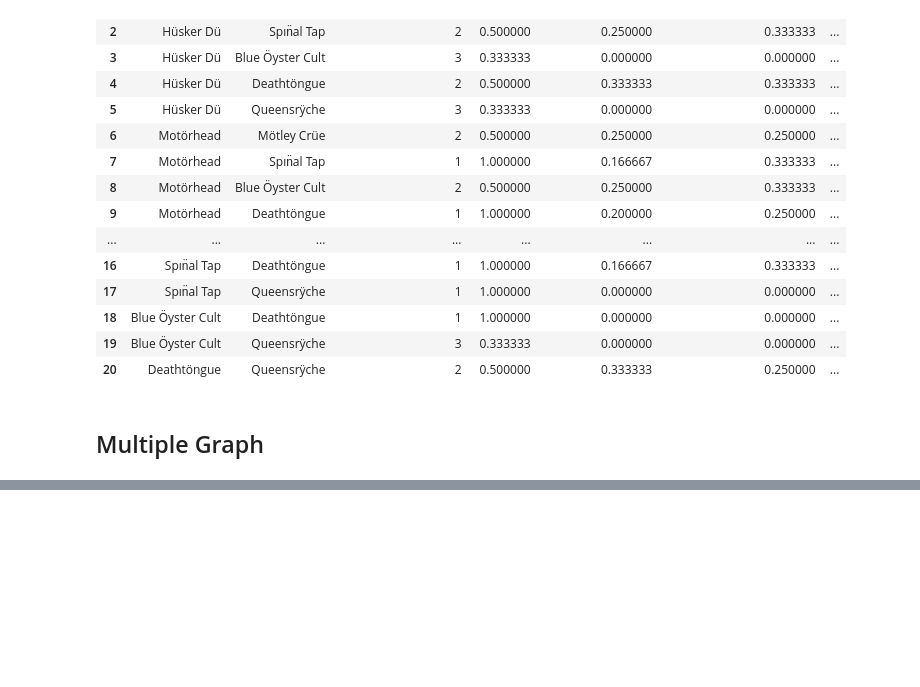
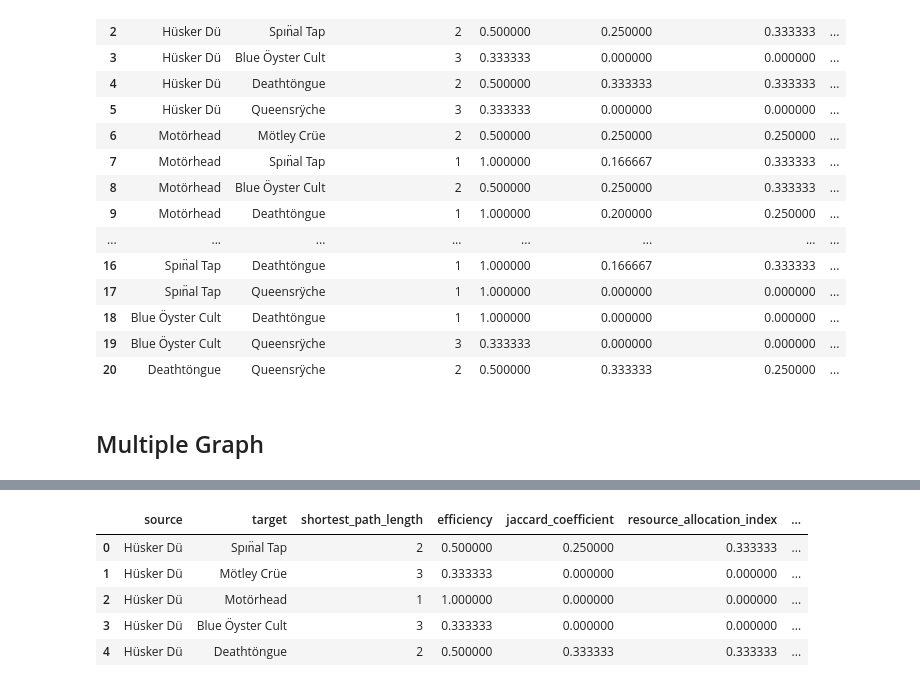
Before and after one commit to Ewen2015/DataScienceNotes, a Jupyter notebook: network/graphicML_test.ipynb, the cells around one changed output, grey strips where cells are left out. Drawn from its saved outputs; the diff is of its cells as text; code cells hidden in the pictures; blank space fills up the shorter version.

```diff
--- a/network/graphicML_test.ipynb
+++ b/network/graphicML_test.ipynb
@@ -166,0 +181,11 @@ plt.show()
+# %%
+GA = graphicML.Attribute(graphs[0])
+df = GA.graph_attributes()
+df.head()
+# %% [output]
+|  | source | target | shortest_path_length | efficiency | jaccard_coefficient | resource_allocation_index | ... |
+| 0 | Hüsker Dü | Spın̈al Tap | 2 | 0.500000 | 0.250000 | 0.333333 | ... |
+| 1 | Hüsker Dü | Mötley Crüe | 3 | 0.333333 | 0.000000 | 0.000000 | ... |
+| 2 | Hüsker Dü | Motörhead | 1 | 1.000000 | 0.000000 | 0.000000 | ... |
+| 3 | Hüsker Dü | Blue Öyster Cult | 3 | 0.333333 | 0.000000 | 0.000000 | ... |
+| 4 | Hüsker Dü | Deathtöngue | 2 | 0.500000 | 0.333333 | 0.333333 | ... |
```
Also changed, not shown: parts of 9 cells of this notebook, 1 other file.
